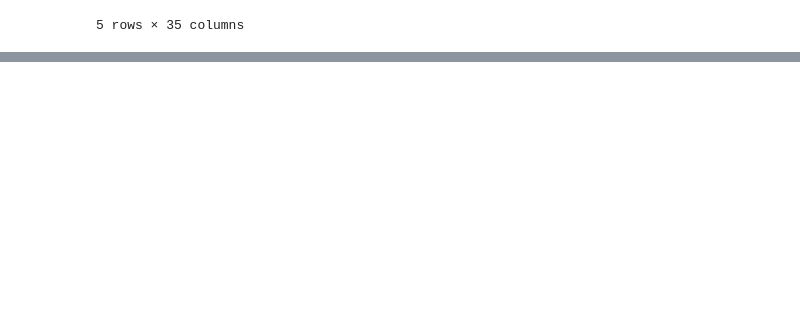
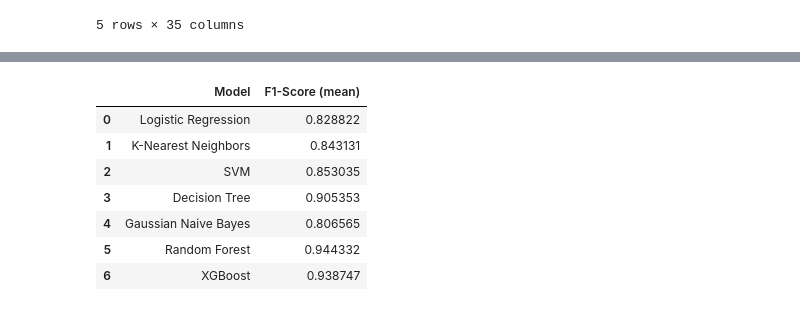
Before and after one commit to mtfattahpour/alzheimer-ml-classification, a Jupyter notebook: notebooks/models.ipynb, the cells around one changed output, grey strips where cells are left out. Cells and saved outputs as stored; diff of their text form; code cells hidden in the pictures; blank space fills up the shorter version.

```diff
--- a/notebooks/models.ipynb
+++ b/notebooks/models.ipynb
@@ -136,0 +180,11 @@ from xgboost import XGBClassifier
+# %%
+results_selected_df
+# %% [output]
+|  | Model | F1-Score (mean) |
+| 0 | Logistic Regression | 0.828822 |
+| 1 | K-Nearest Neighbors | 0.843131 |
+| 2 | SVM | 0.853035 |
+| 3 | Decision Tree | 0.905353 |
+| 4 | Gaussian Naive Bayes | 0.806565 |
+| 5 | Random Forest | 0.944332 |
+| 6 | XGBoost | 0.938747 |
```
Also changed, not shown: parts of 3 cells of this notebook.
